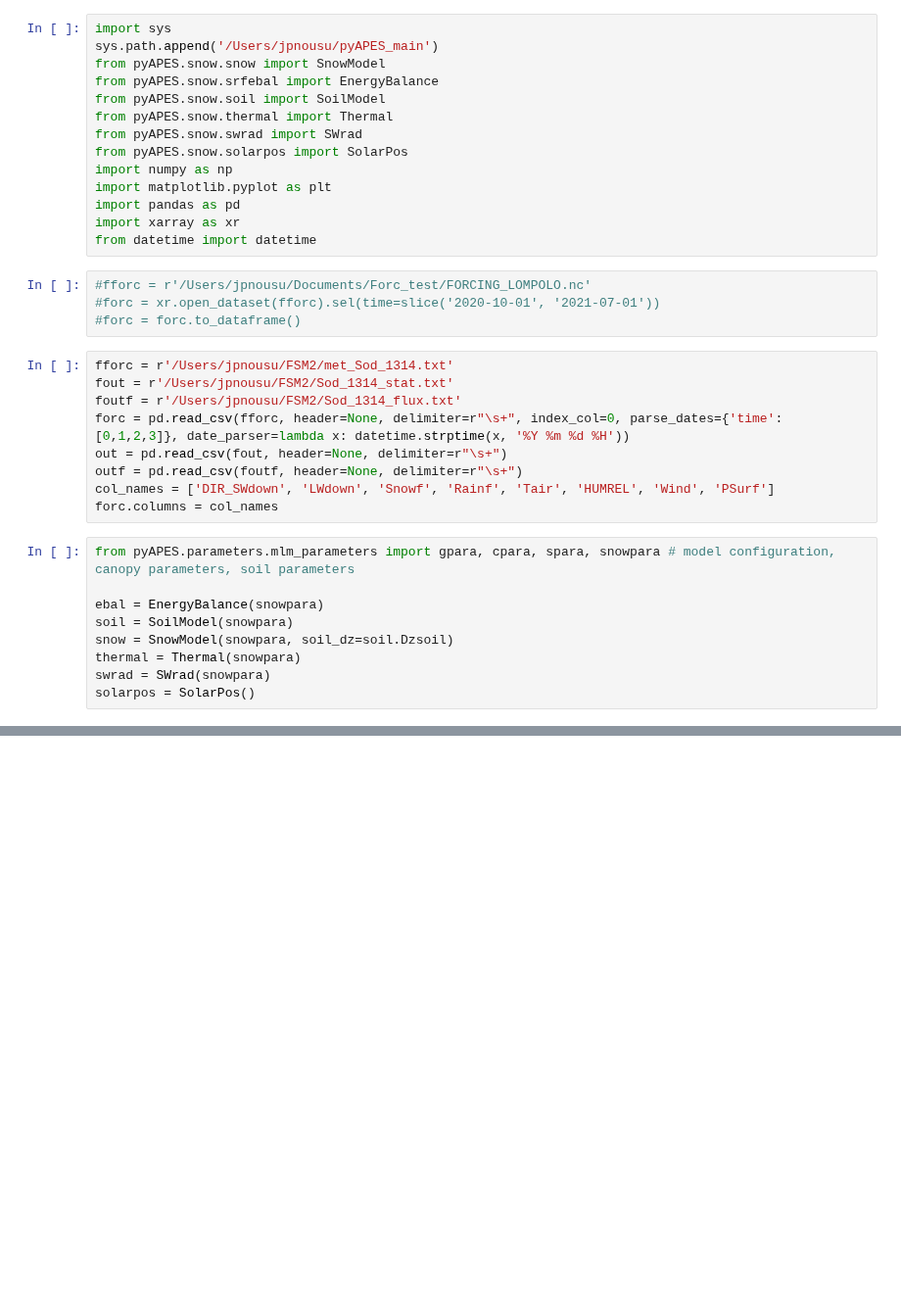
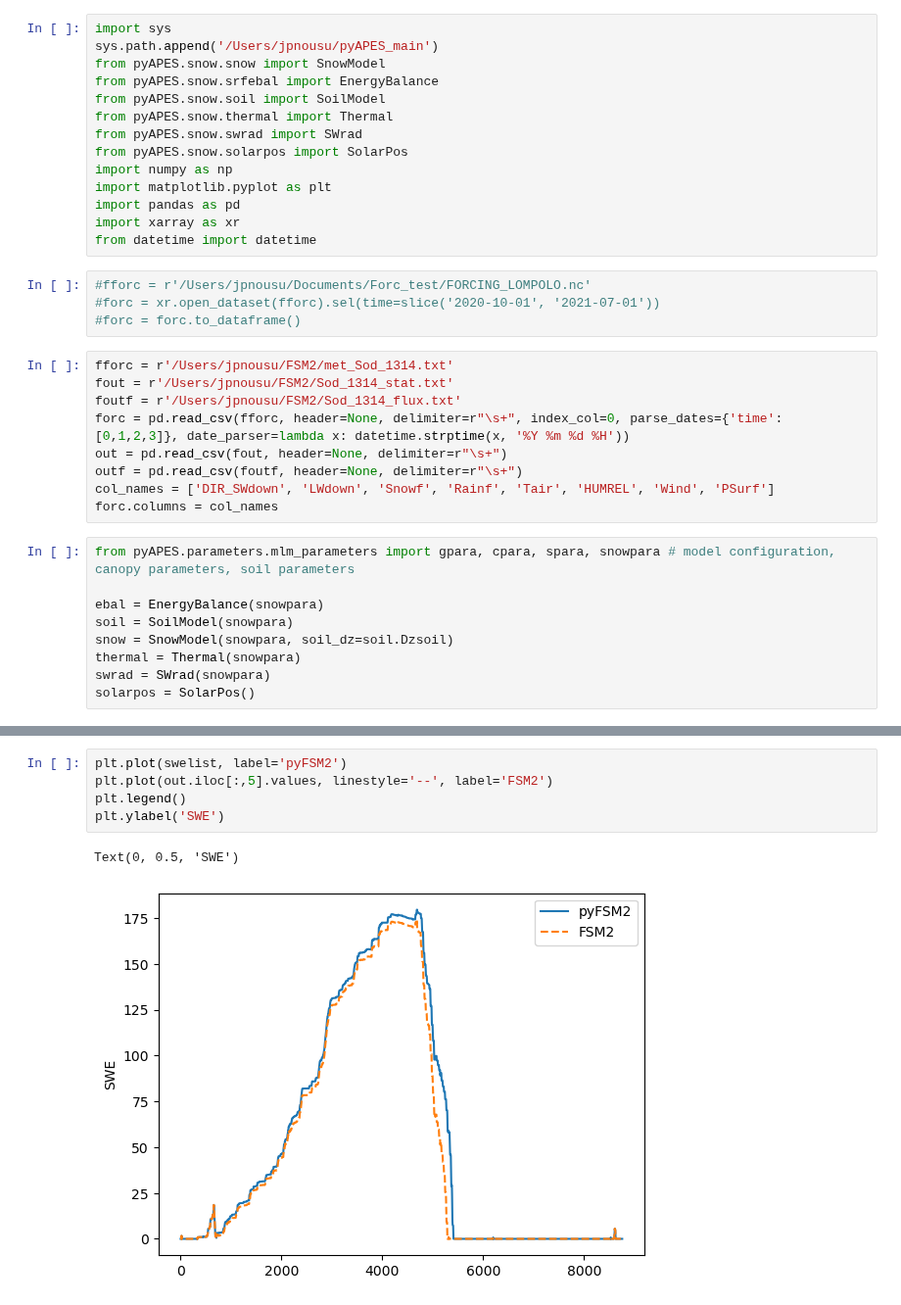
Before and after one commit to LukeEcomod/pyAPES_main, a Jupyter notebook: Examples/testing_pyFSM2.ipynb, the cells around one changed output, grey strips where cells are left out. Shown at 98% size. Saved outputs shown, nothing was run; the diff lists cells and outputs as text; blank space fills up the shorter version.

```diff
--- a/Examples/testing_pyFSM2.ipynb
+++ b/Examples/testing_pyFSM2.ipynb
@@ -239,0 +202,8 @@ Text(0, 0.5, 'Snow depth [m]')
+# %%
+plt.plot(swelist, label='pyFSM2')
+plt.plot(out.iloc[:,5].values, linestyle='--', label='FSM2')
+plt.legend()
+plt.ylabel('SWE')
+# %% [output]
+Text(0, 0.5, 'SWE')
+[figure, added]
```
Also changed, not shown: parts of 13 cells of this notebook, 7 other files.
